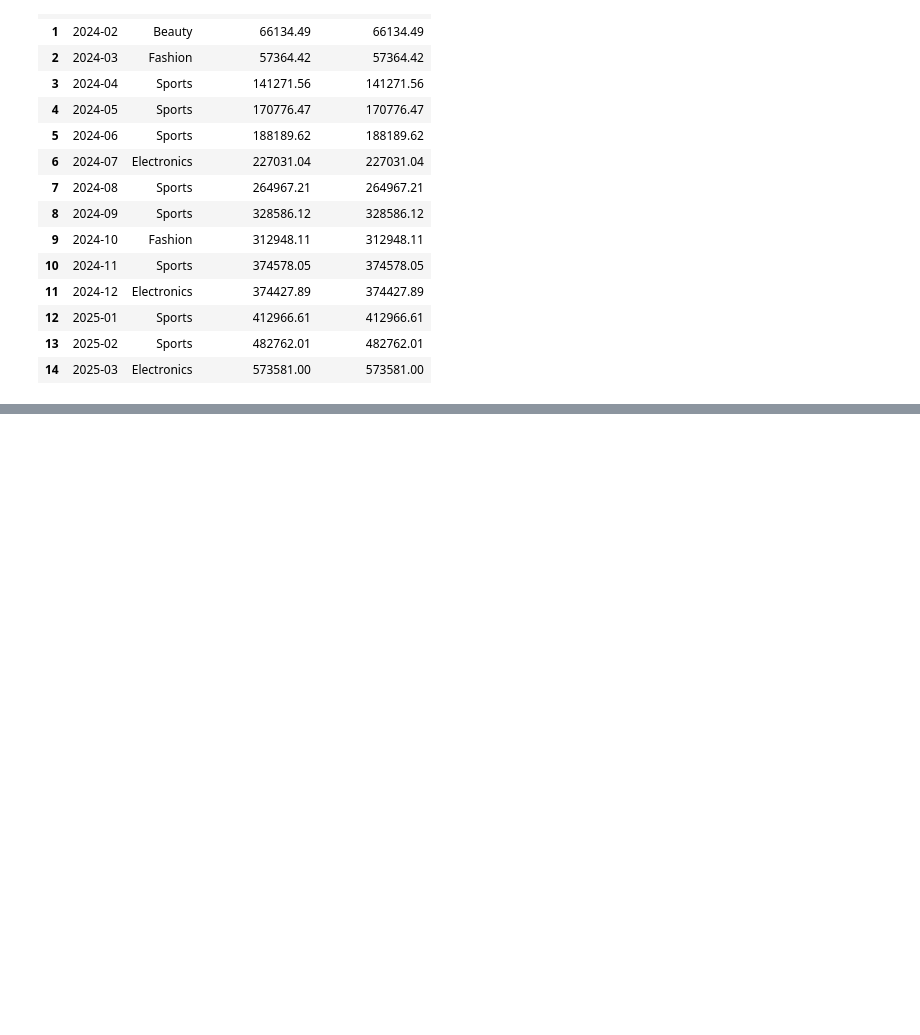
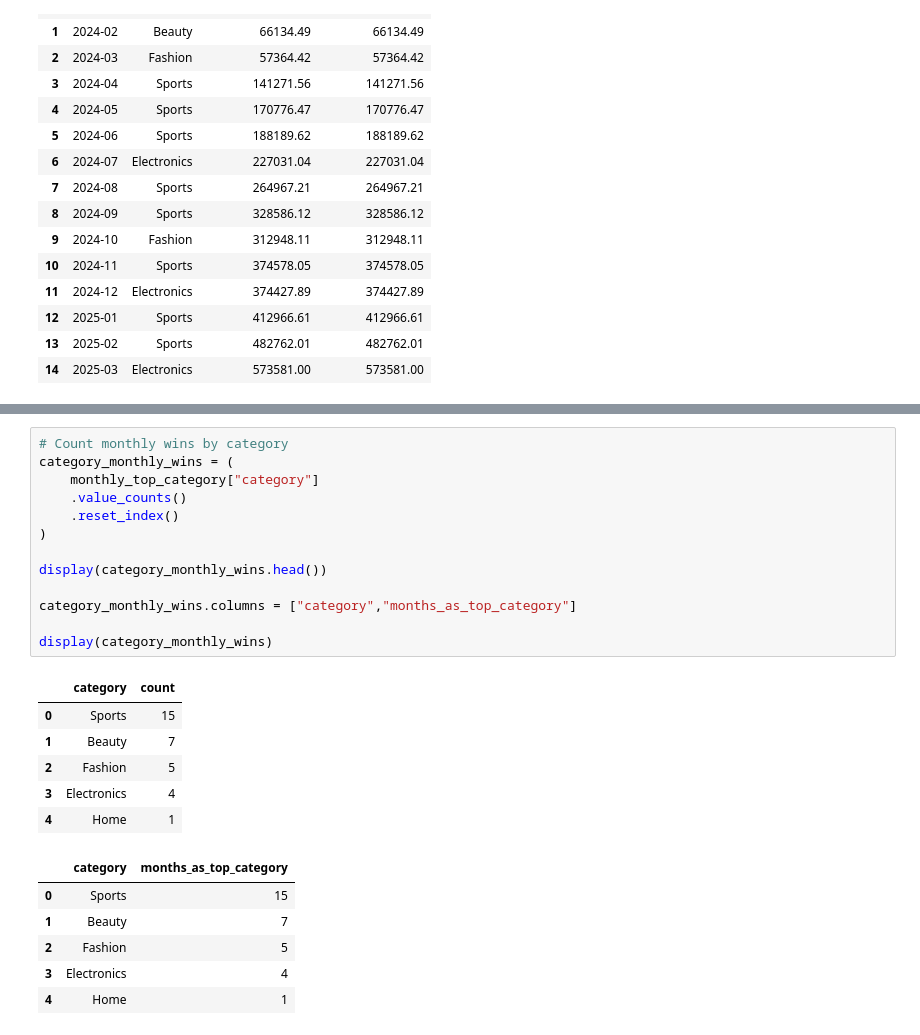
Before and after one commit to Mohammedvahith/E-commerce-Sales-Customer-Analytics, a Jupyter notebook: shopease-analytics/notebooks/03_eda.ipynb, the cells around one changed output, grey strips where cells are left out. Cells and saved outputs as stored; diff of their text form; blank space fills up the shorter version.

```diff
--- a/shopease-analytics/notebooks/03_eda.ipynb
+++ b/shopease-analytics/notebooks/03_eda.ipynb
@@ -2568,0 +2575,26 @@ display(monthly_top_category.head(15))
+# %%
+# Count monthly wins by category
+category_monthly_wins = (
+    monthly_top_category["category"]
+    .value_counts()
+    .reset_index()
+)
+
+display(category_monthly_wins.head())
+
+category_monthly_wins.columns = ["category","months_as_top_category"]
+
+display(category_monthly_wins)
+# %% [output]
+|  | category | count |
+| 0 | Sports | 15 |
+| 1 | Beauty | 7 |
+| 2 | Fashion | 5 |
+| 3 | Electronics | 4 |
+| 4 | Home | 1 |
+|  | category | months_as_top_category |
+| 0 | Sports | 15 |
+| 1 | Beauty | 7 |
+| 2 | Fashion | 5 |
+| 3 | Electronics | 4 |
+| 4 | Home | 1 |
```
Also changed, not shown: parts of 2 cells of this notebook.
